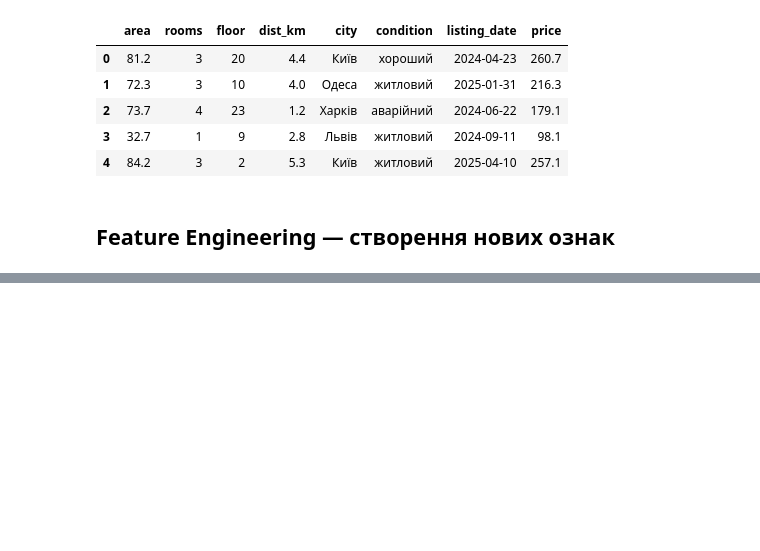
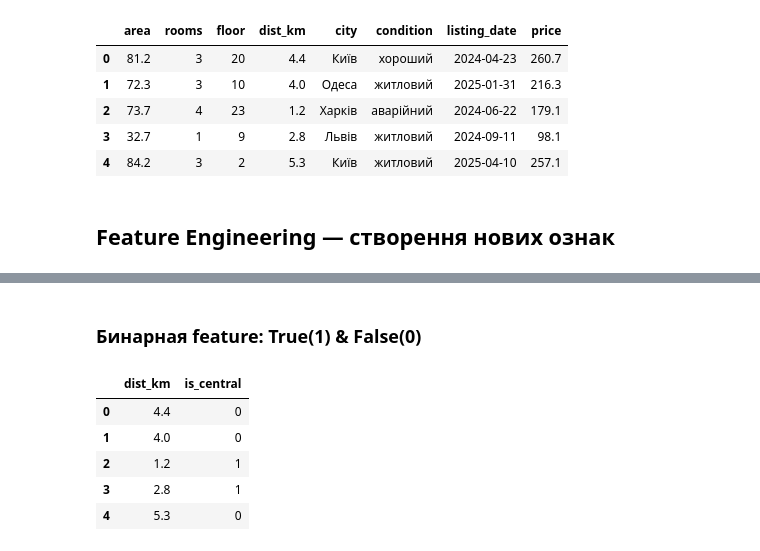
Before and after one commit to NatalieAleksandrova2026/Analysis_Cafe_Sales, a Jupyter notebook: ML/ML_feature_engineering_categorical_features.ipynb, the cells around one changed output, grey strips where cells are left out. Saved outputs shown, nothing was run; the diff lists cells and outputs as text; code cells hidden in the pictures; blank space fills up the shorter version.

```diff
--- a/ML/ML_feature_engineering_categorical_features.ipynb
+++ b/ML/ML_feature_engineering_categorical_features.ipynb
@@ -57,0 +96,12 @@ apt.head()
+# %% [markdown]
+### Бинарная feature: True(1) & False(0)
+# %%
+df['is_central'] = (df.dist_km < 3).astype(int)
+df[['dist_km', 'is_central']].head()
+# %% [output]
+|  | dist_km | is_central |
+| 0 | 4.4 | 0 |
+| 1 | 4.0 | 0 |
+| 2 | 1.2 | 1 |
+| 3 | 2.8 | 1 |
+| 4 | 5.3 | 0 |
```
Also changed, not shown: parts of 7 cells of this notebook.
